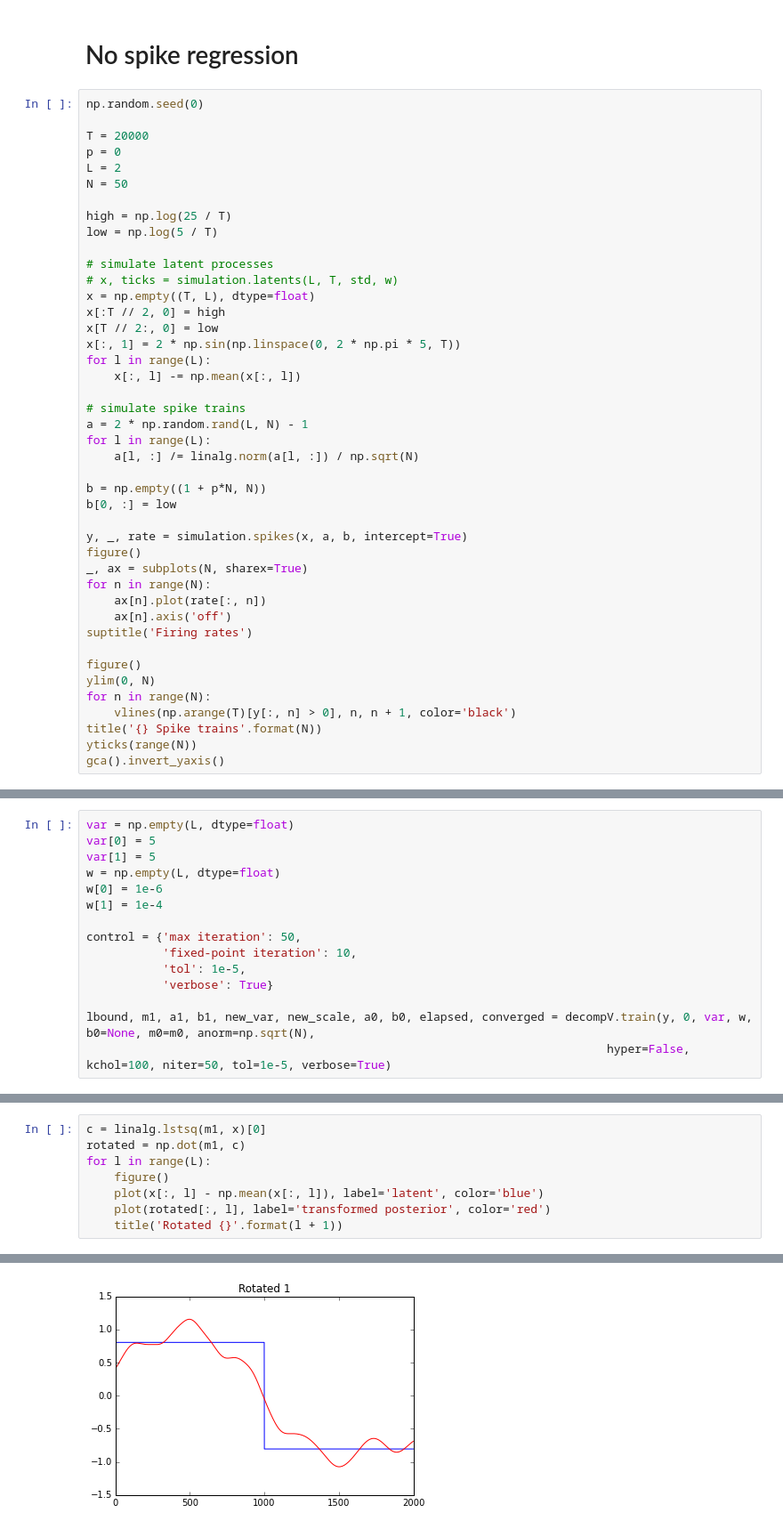
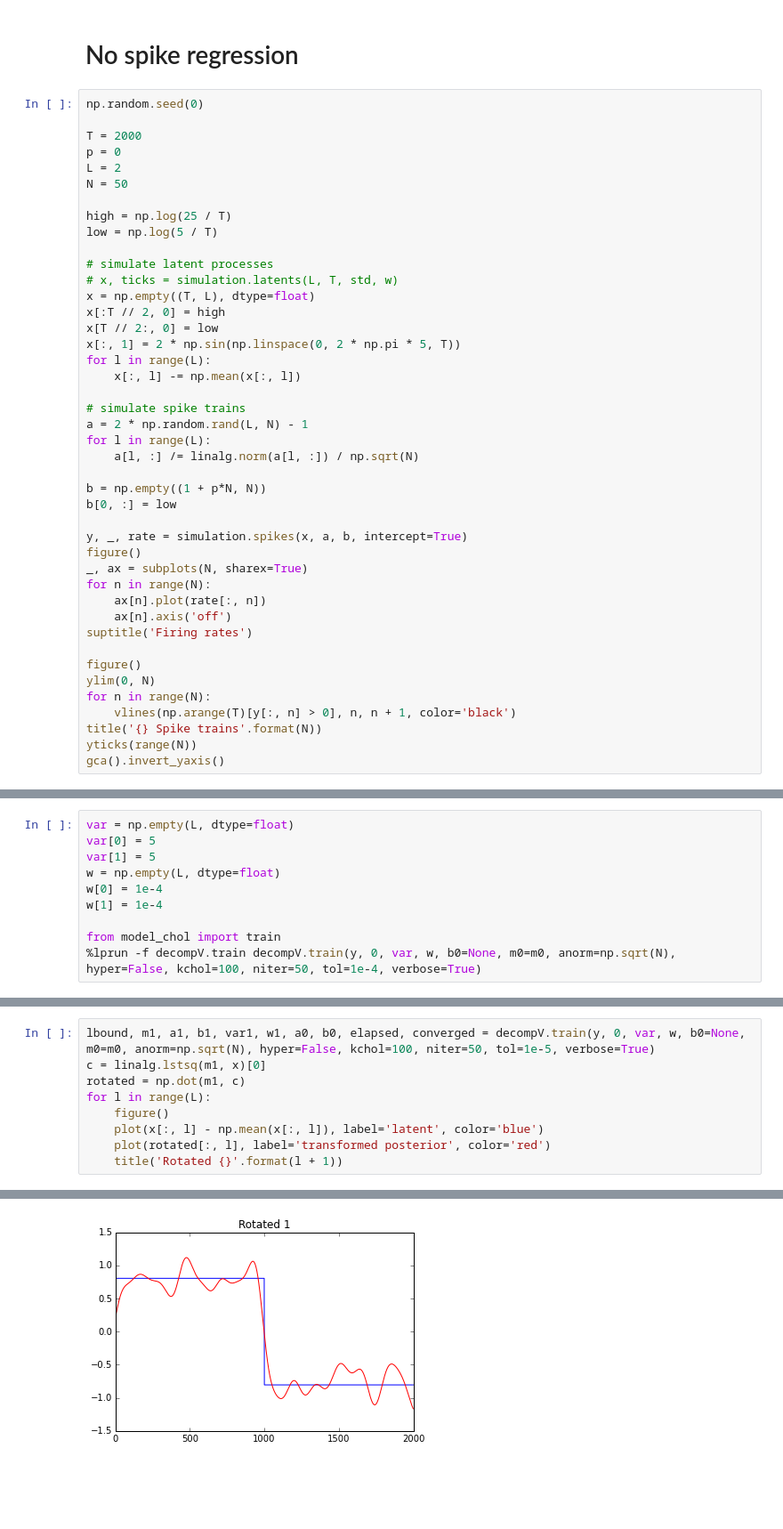
Before and after one commit to catniplab/vlgp, a Jupyter notebook: latent_only.ipynb, the cells around one changed output, grey strips where cells are left out. Shown at 89% size. Saved outputs shown, nothing was run; the diff lists cells and outputs as text; blank space fills up the shorter version.

```diff
--- a/latent_only.ipynb
+++ b/latent_only.ipynb
@@ -20,7 +21,7 @@ import simulation
 # %%
 np.random.seed(0)
 
-T = 20000
+T = 2000
 p = 0
 L = 2
 N = 50
@@ -85,15 +86,10 @@ var = np.empty(L, dtype=float)
 var[0] = 5
 var[1] = 5
 w = np.empty(L, dtype=float)
-w[0] = 1e-6
+w[0] = 1e-4
 w[1] = 1e-4
 
-control = {'max iteration': 50,
-           'fixed-point iteration': 10,
-           'tol': 1e-5,
-           'verbose': True}
-
-lbound, m1, a1, b1, new_var, new_scale, a0, b0, elapsed, converged = decompV.train(y, 0, var, w, b0=None, m0=m0, anorm=np.sqrt(N),
-                                                                           hyper=False, kchol=100, niter=50, tol=1e-5, verbose=True)
+from model_chol import train
+%lprun -f decompV.train decompV.train(y, 0, var, w, b0=None, m0=m0, anorm=np.sqrt(N), hyper=False, kchol=100, niter=50, tol=1e-4, verbose=True)
 # %% [output]
 Iteration[1]
@@ -114,6 +110,7 @@ change in posterior mean = 0.0057119735
 change in prior variance = 0.0000000000
 change in prior scale = 0.0000000000
 # %%
+lbound, m1, a1, b1, var1, w1, a0, b0, elapsed, converged = decompV.train(y, 0, var, w, b0=None, m0=m0, anorm=np.sqrt(N), hyper=False, kchol=100, niter=50, tol=1e-5, verbose=True)
 c = linalg.lstsq(m1, x)[0]
 rotated = np.dot(m1, c)
 for l in range(L):
@@ -125 +139 @@ for l in range(L):
-[figure, old version]
+[figure, new version]
```
Also changed, not shown: parts of 7 cells of this notebook, 3 other files.
